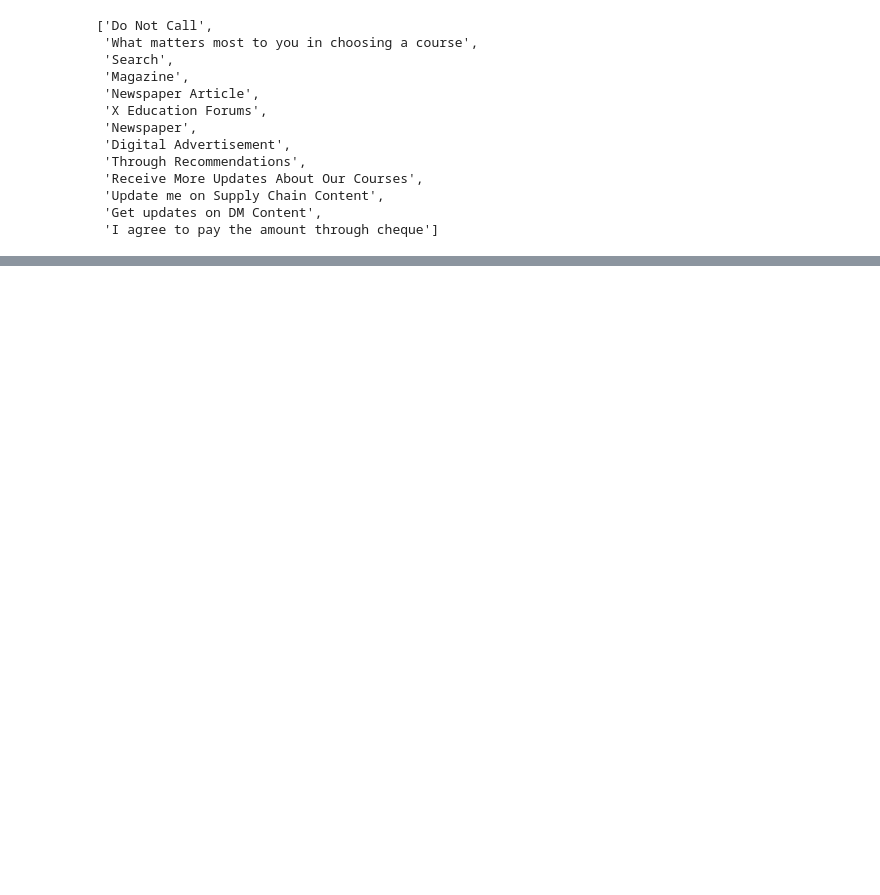
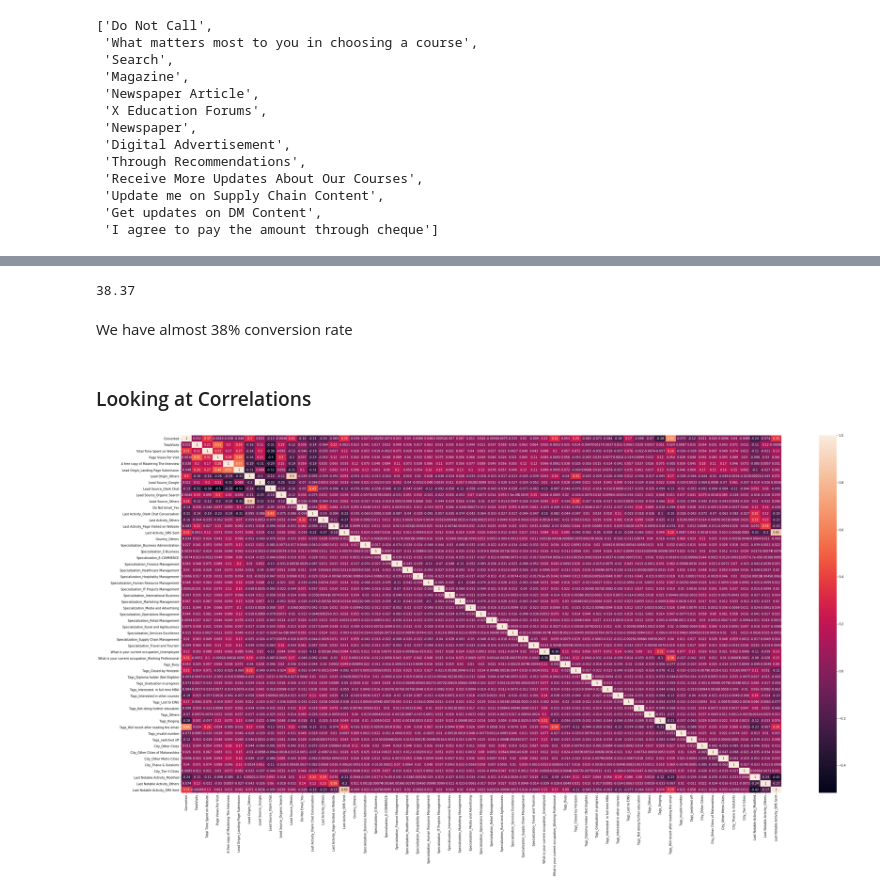
Before and after one commit to singh-manvinder/lead_scoring, a Jupyter notebook: solution.ipynb, the cells around one changed output, grey strips where cells are left out. Saved outputs shown, nothing was run; the diff lists cells and outputs as text; code cells hidden in the pictures; blank space fills up the shorter version.

```diff
--- a/solution.ipynb
+++ b/solution.ipynb
@@ -226,0 +246,2 @@ leads_df.loc[:,['TotalVisits', 'Page Views Per Visit']].describe()
+# %%
+leads_df = leads_df[~leads_df['Lead Source'].isnull()]
@@ -226,0 +273,3 @@ leads_df.loc[:,['TotalVisits', 'Page Views Per Visit']].describe()
+# %%
+# converting Yes to 1 and No to 0
+leads_df['A free copy of Mastering The Interview'] = leads_df['A free copy of Mastering The Interview'].map({'Yes':1, 'No':0})
@@ -226,0 +285,9 @@ leads_df.loc[:,['TotalVisits', 'Page Views Per Visit']].describe()
+# %%
+rem_cat_cols = leads_df.select_dtypes(['object']).columns
+
+for col in rem_cat_cols:
+    dummy = pd.get_dummies(leads_df[col], prefix=col, drop_first=True)
+    leads_df = pd.concat([leads_df, dummy], axis=1)
+
+leads_df = leads_df.drop(rem_cat_cols, axis=1)
+leads_df.head()
@@ -226,0 +371,15 @@ leads_df.loc[:,['TotalVisits', 'Page Views Per Visit']].describe()
+# %%
+# checking conversion rate
+round(100 * sum(leads_df['Converted'])/leads_df.shape[0],2)
+# %% [output]
+38.37
+# %% [markdown]
+We have almost 38% conversion rate
+# %% [markdown]
+### Looking at Correlations
+# %%
+plt.figure(figsize=(45,22))
+sns.heatmap(leads_df.corr(), annot=True)
+plt.show()
+# %% [output]
+[figure, added]
```
Also changed, not shown: parts of 32 cells of this notebook.
